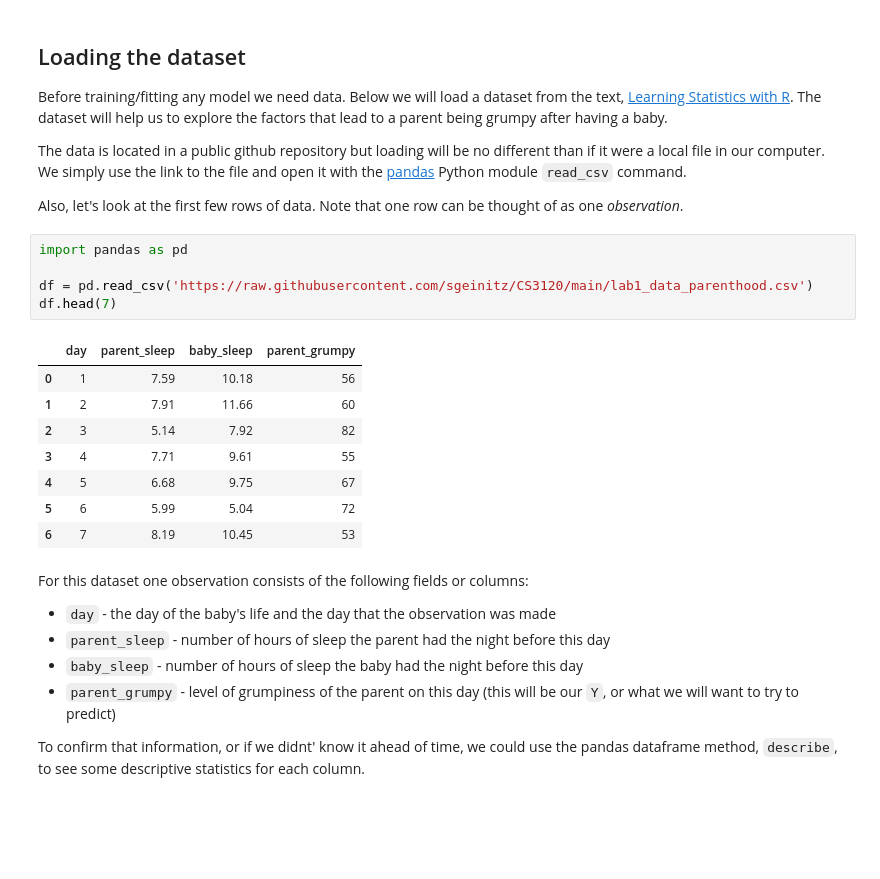
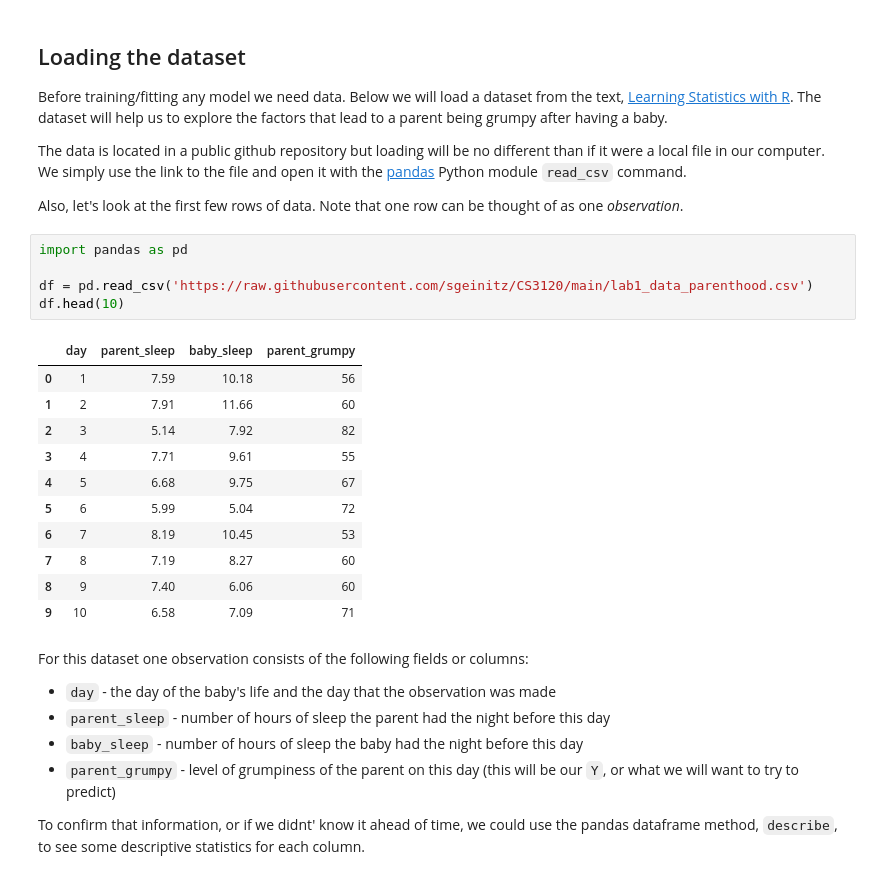
Before and after one commit to jyassien/cs3120-assign2, a Jupyter notebook: linear_regression_lab.ipynb, the cells around one changed output. Drawn from its saved outputs; the diff is of its cells as text; blank space fills up the shorter version.

```diff
--- a/linear_regression_lab.ipynb
+++ b/linear_regression_lab.ipynb
@@ -34,17 +34,20 @@ Also, let's look at the first few rows of data. Note that one row can be thought
 # %%
 import pandas as pd
 
 df = pd.read_csv('https://raw.githubusercontent.com/sgeinitz/CS3120/main/lab1_data_parenthood.csv')
-df.head(7)
+df.head(10)
 # %% [output]
 |  | day | parent_sleep | baby_sleep | parent_grumpy |
 | 0 | 1 | 7.59 | 10.18 | 56 |
 | 1 | 2 | 7.91 | 11.66 | 60 |
 | 2 | 3 | 5.14 | 7.92 | 82 |
 | 3 | 4 | 7.71 | 9.61 | 55 |
 | 4 | 5 | 6.68 | 9.75 | 67 |
 | 5 | 6 | 5.99 | 5.04 | 72 |
 | 6 | 7 | 8.19 | 10.45 | 53 |
+| 7 | 8 | 7.19 | 8.27 | 60 |
+| 8 | 9 | 7.40 | 6.06 | 60 |
+| 9 | 10 | 6.58 | 7.09 | 71 |
 # %% [markdown]
 For this dataset one observation consists of the following fields or columns:
 
```
Also changed, not shown: parts of 40 cells of this notebook.
